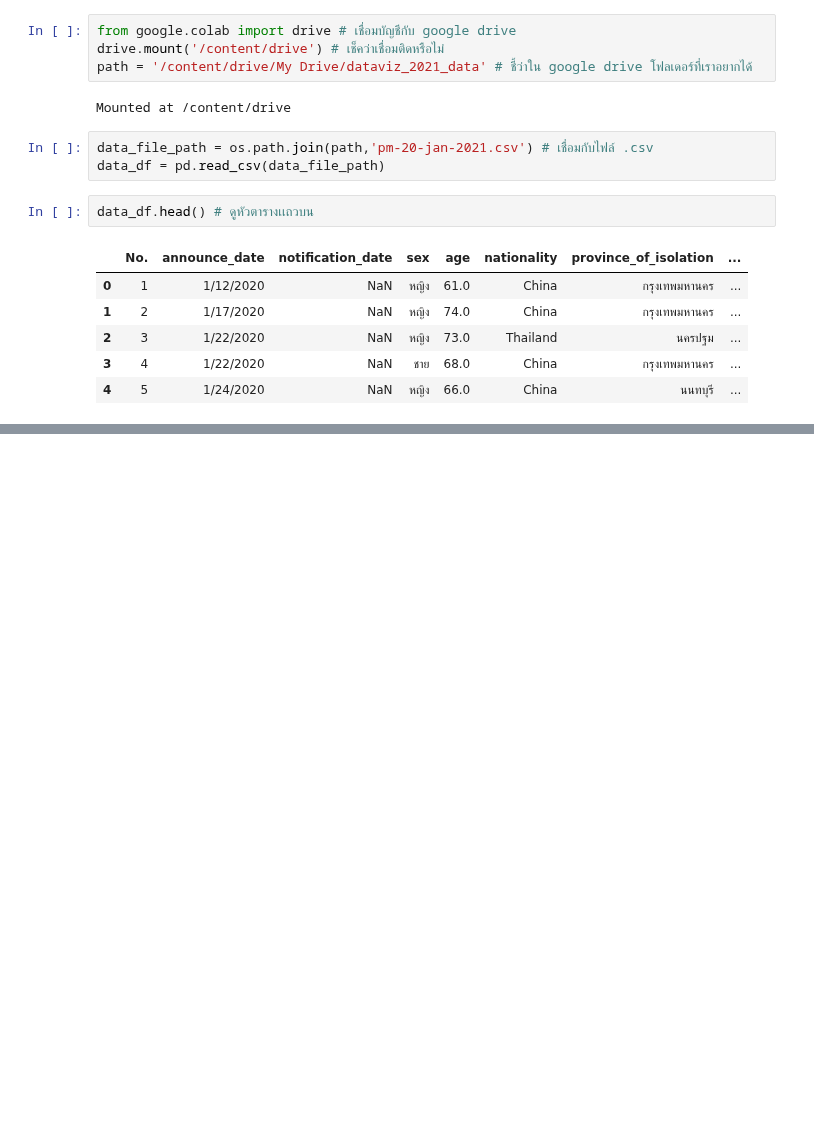
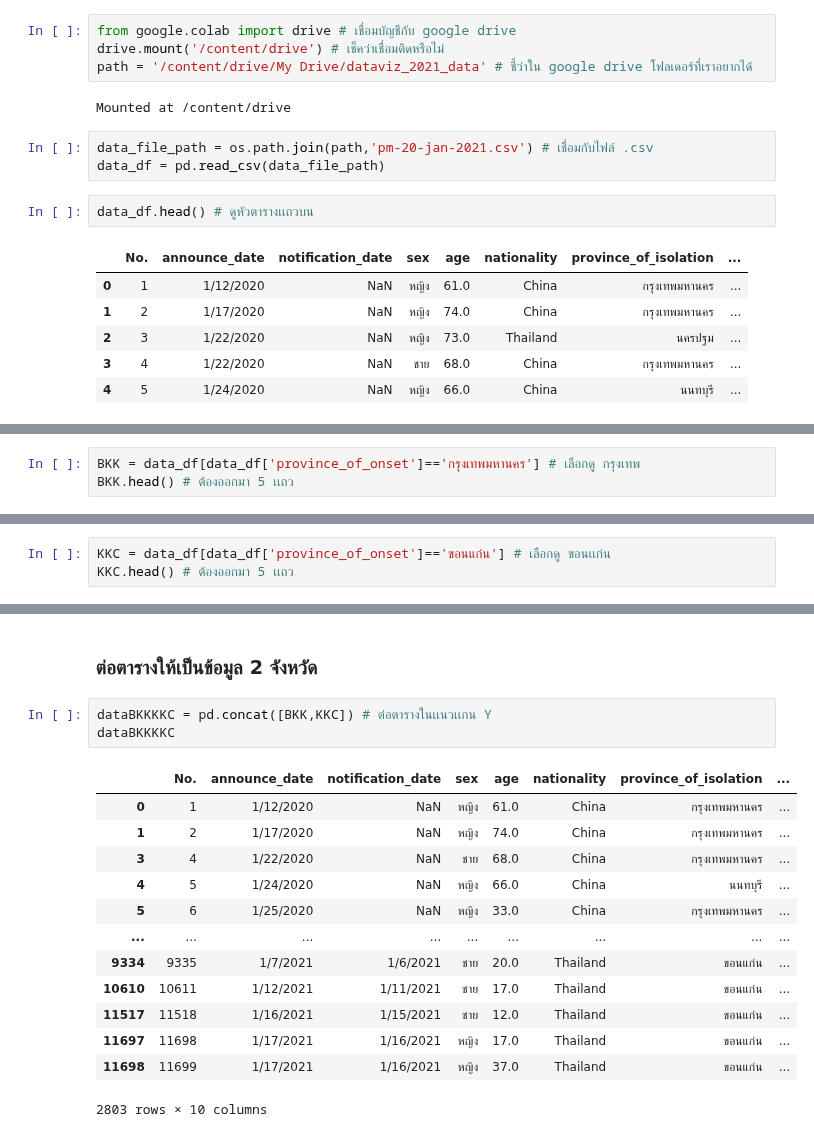
Before and after one commit to SupidchayaTangkidwanich/data_viz_2022, a Jupyter notebook: Pandas102.ipynb, the cells around one changed output, grey strips where cells are left out. Drawn from its saved outputs; the diff is of its cells as text; blank space fills up the shorter version.

Commit message:
concat merge groupby

```diff
--- a/Pandas102.ipynb
+++ b/Pandas102.ipynb
@@ -29,0 +68,3 @@ data_df.head() # ดูหัวตารางเเถวบน
+# %%
+BKK = data_df[data_df['province_of_onset']=='กรุงเทพมหานคร'] # เลือกดู กรุงเทพ
+BKK.head() # ต้องออกมา 5 เเถว
@@ -29,0 +78,3 @@ data_df.head() # ดูหัวตารางเเถวบน
+# %%
+KKC = data_df[data_df['province_of_onset']=='ขอนแก่น'] # เลือกดู ขอนเเก่น
+KKC.head() # ต้องออกมา 5 เเถว
@@ -29,0 +88,19 @@ data_df.head() # ดูหัวตารางเเถวบน
+# %% [markdown]
+### ต่อตารางให้เป็นข้อมูล 2 จังหวัด
+# %%
+dataBKKKKC = pd.concat([BKK,KKC]) # ต่อตารางในเเนวเเกน Y
+dataBKKKKC
+# %% [output]
+|  | No. | announce_date | notification_date | sex | age | nationality | province_of_isolation | ... |
+| 0 | 1 | 1/12/2020 | NaN | หญิง | 61.0 | China | กรุงเทพมหานคร | ... |
+| 1 | 2 | 1/17/2020 | NaN | หญิง | 74.0 | China | กรุงเทพมหานคร | ... |
+| 3 | 4 | 1/22/2020 | NaN | ชาย | 68.0 | China | กรุงเทพมหานคร | ... |
+| 4 | 5 | 1/24/2020 | NaN | หญิง | 66.0 | China | นนทบุรี | ... |
+| 5 | 6 | 1/25/2020 | NaN | หญิง | 33.0 | China | กรุงเทพมหานคร | ... |
+| ... | ... | ... | ... | ... | ... | ... | ... | ... |
+| 9334 | 9335 | 1/7/2021 | 1/6/2021 | ชาย | 20.0 | Thailand | ขอนแก่น | ... |
+| 10610 | 10611 | 1/12/2021 | 1/11/2021 | ชาย | 17.0 | Thailand | ขอนแก่น | ... |
+| 11517 | 11518 | 1/16/2021 | 1/15/2021 | ชาย | 12.0 | Thailand | ขอนแก่น | ... |
+| 11697 | 11698 | 1/17/2021 | 1/16/2021 | หญิง | 17.0 | Thailand | ขอนแก่น | ... |
+| 11698 | 11699 | 1/17/2021 | 1/16/2021 | หญิง | 37.0 | Thailand | ขอนแก่น | ... |
+2803 rows × 10 columns
```
Also changed, not shown: parts of 34 cells of this notebook.
